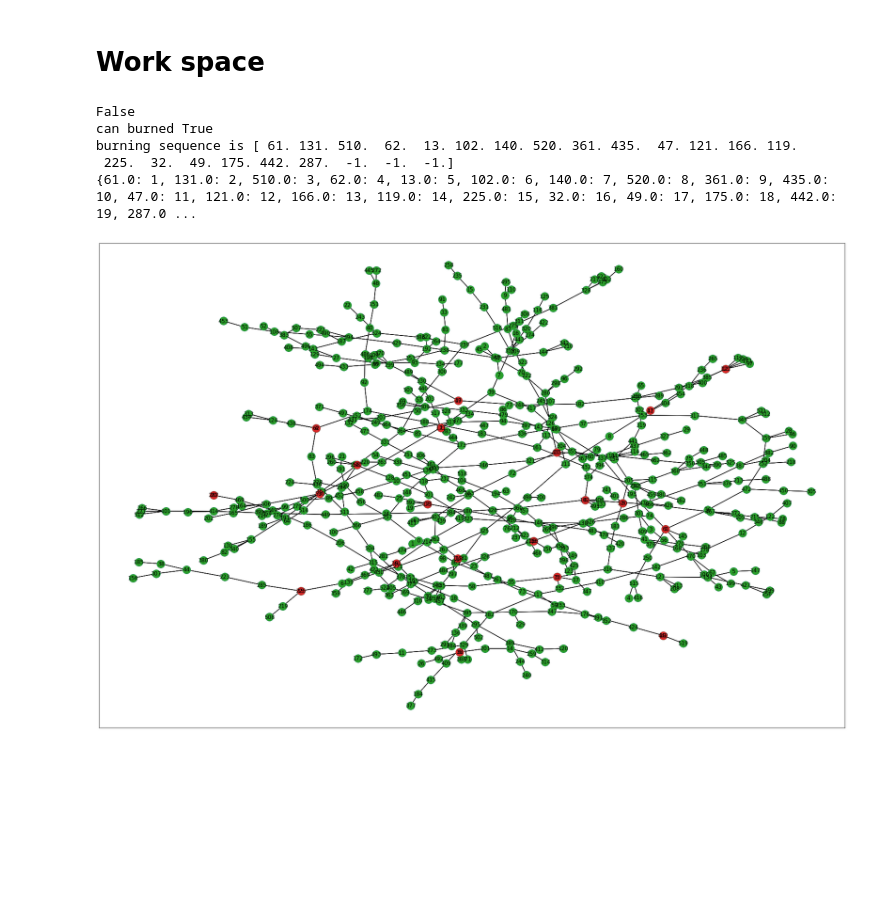
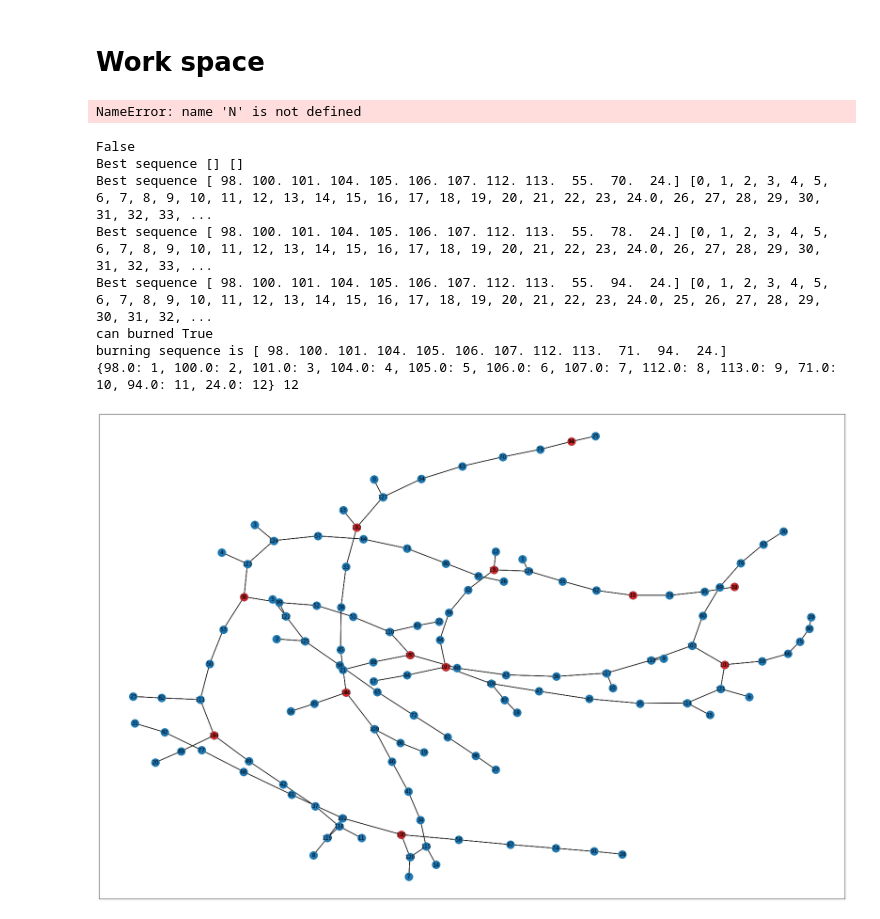
Before and after one commit to XinruiChen0309/Burning-Grpah, a Jupyter notebook: alogrithm/finalalo together.ipynb, the cells around one changed output. Saved outputs shown, nothing was run; the diff lists cells and outputs as text; code cells hidden in the pictures; blank space fills up the shorter version.

Commit message:
checking data

```diff
--- a/alogrithm/finalalo together.ipynb
+++ b/alogrithm/finalalo together.ipynb
@@ -221,11 +223,11 @@ def show(G, sources, burnt):
     pos=nx.spring_layout(G)
     ''' '''
     pos_copy = cp.copy(pos)
-    nx.draw_networkx(G, pos=pos_copy,arrows=None, with_labels=True)
+    nx.draw_networkx(G, pos=pos_copy,arrows=None, node_color="tab:green", with_labels=True)
 
 
     nx.draw_networkx(G, pos=pos,arrows=None, with_labels=False)    # plot original graph
-    nx.draw_networkx(G, pos=pos,nodelist = burnt,arrows=None, node_color="tab:green",with_labels=False) # represent burnt nd
+    nx.draw_networkx(G, pos=pos,nodelist = burnt,arrows=None, node_color="tab:blue",with_labels=False) # represent burnt nd
 
     if (len(labels) != 0) :
         nx.draw_networkx(G, pos=pos,nodelist = sources[:valid_source],arrows=None, node_color="tab:red",with_labels=False) # represnet sources
@@ -250,9 +252,38 @@ test_graph = nx.path_graph(36)
 test_graph2 = nx.random_tree(N*k)
 drawgraph(test_graph2, k, N)
 # %% [output]
-False
-can burned True
-burning sequence is [ 61. 131. 510.  62.  13. 102. 140. 520. 361. 435.  47. 121. 166. 119.
- 225.  32.  49. 175. 442. 287.  -1.  -1.  -1.]
-{61.0: 1, 131.0: 2, 510.0: 3, 62.0: 4, 13.0: 5, 102.0: 6, 140.0: 7, 520.0: 8, 361.0: 9, 435.0: 10, 47.0: 11, 121.0: 12, 166.0: 13, 119.0: 14, 225.0: 15, 32.0: 16, 49.0: 17, 175.0: 18, 442.0: 19, 287.0 ...
+NameError: name 'N' is not defined
-[figure, removed]
+# %%
+file = open("trees.txt")
+data = []
+n = 0
+matrix = []
+for i in file.readlines():
+    #print(i)
+    if i == "\n":
+        data.append(matrix)
+        #print(matrix)
+        matrix = []
+    else:
+        row = []
+        nodes = i.split(" ")
+        for n in nodes:
+            row.append(int(n[0]))
+        matrix.append(row)
+# %%
+x = np.array(data[246])
+n = x.shape[0]
+k = math.ceil(pow(n,0.5))
+l = k
+g = nx.from_numpy_matrix(x)
+drawgraph(g, k, l)
+# %% [output]
+False
+Best sequence [] []
+Best sequence [ 98. 100. 101. 104. 105. 106. 107. 112. 113.  55.  70.  24.] [0, 1, 2, 3, 4, 5, 6, 7, 8, 9, 10, 11, 12, 13, 14, 15, 16, 17, 18, 19, 20, 21, 22, 23, 24.0, 26, 27, 28, 29, 30, 31, 32, 33, ...
+Best sequence [ 98. 100. 101. 104. 105. 106. 107. 112. 113.  55.  78.  24.] [0, 1, 2, 3, 4, 5, 6, 7, 8, 9, 10, 11, 12, 13, 14, 15, 16, 17, 18, 19, 20, 21, 22, 23, 24.0, 26, 27, 28, 29, 30, 31, 32, 33, ...
+Best sequence [ 98. 100. 101. 104. 105. 106. 107. 112. 113.  55.  94.  24.] [0, 1, 2, 3, 4, 5, 6, 7, 8, 9, 10, 11, 12, 13, 14, 15, 16, 17, 18, 19, 20, 21, 22, 23, 24.0, 25, 26, 27, 28, 29, 30, 31, 32, ...
+can burned True
+burning sequence is [ 98. 100. 101. 104. 105. 106. 107. 112. 113.  71.  94.  24.]
+{98.0: 1, 100.0: 2, 101.0: 3, 104.0: 4, 105.0: 5, 106.0: 6, 107.0: 7, 112.0: 8, 113.0: 9, 71.0: 10, 94.0: 11, 24.0: 12} 12
+[figure, added]
```
Also changed, not shown: parts of 4 cells of this notebook, 1 other file.
